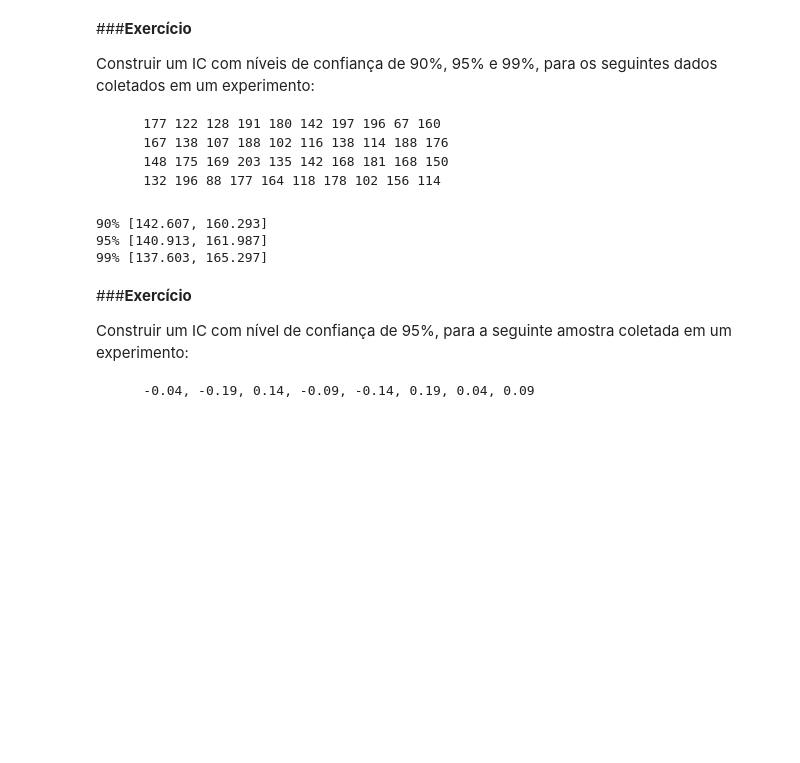
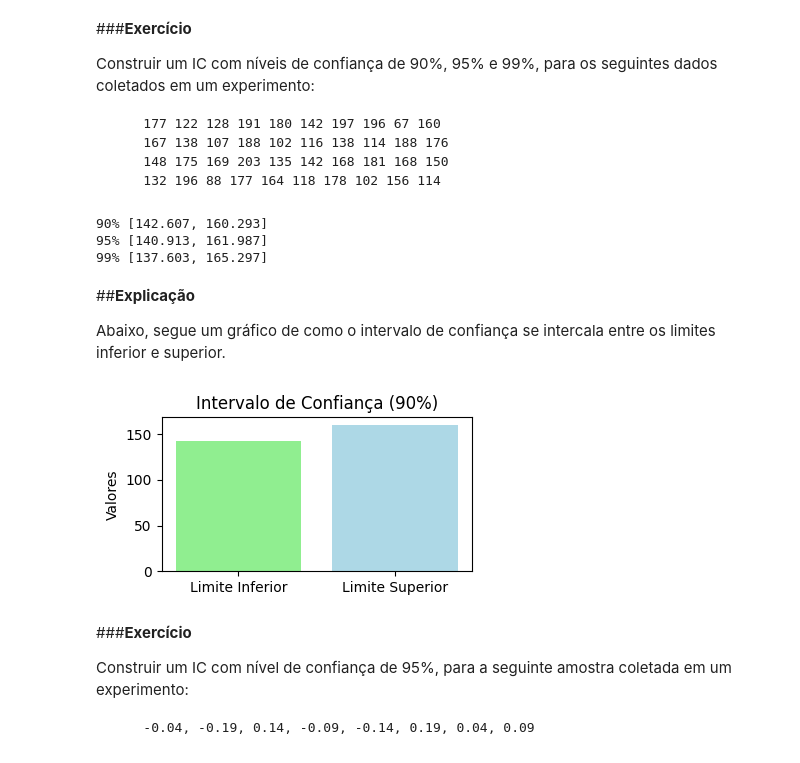
Before and after one commit to mariasald/avd-2024-01, a Jupyter notebook: avd_final.ipynb, the cells around one changed output. Cells and saved outputs as stored; diff of their text form; code cells hidden in the pictures; blank space fills up the shorter version.

```diff
--- a/avd_final.ipynb
+++ b/avd_final.ipynb
@@ -705,6 +703,21 @@ print("99%", intervaloConfianca(nums, 99))
 90% [142.607, 160.293]
 95% [140.913, 161.987]
 99% [137.603, 165.297]
+# %% [markdown]
+##**Explicação**
+
+Abaixo, segue um gráfico de como o intervalo de confiança se intercala entre os limites inferior e superior.
+# %%
+limite_inferior, limite_superior = intervaloConfianca(nums, 90)
+
+plt.figure(figsize=(4, 2))
+plt.bar('Limite Inferior', limite_inferior, color='lightgreen')
+plt.bar('Limite Superior', limite_superior, color='lightblue')
+plt.title(f'Intervalo de Confiança ({90}%)')
+plt.ylabel('Valores')
+plt.show()
+# %% [output]
+[figure, added]
 # %% [markdown]
 ###**Exercício**
 
```
Also changed, not shown: parts of 3 cells of this notebook.
